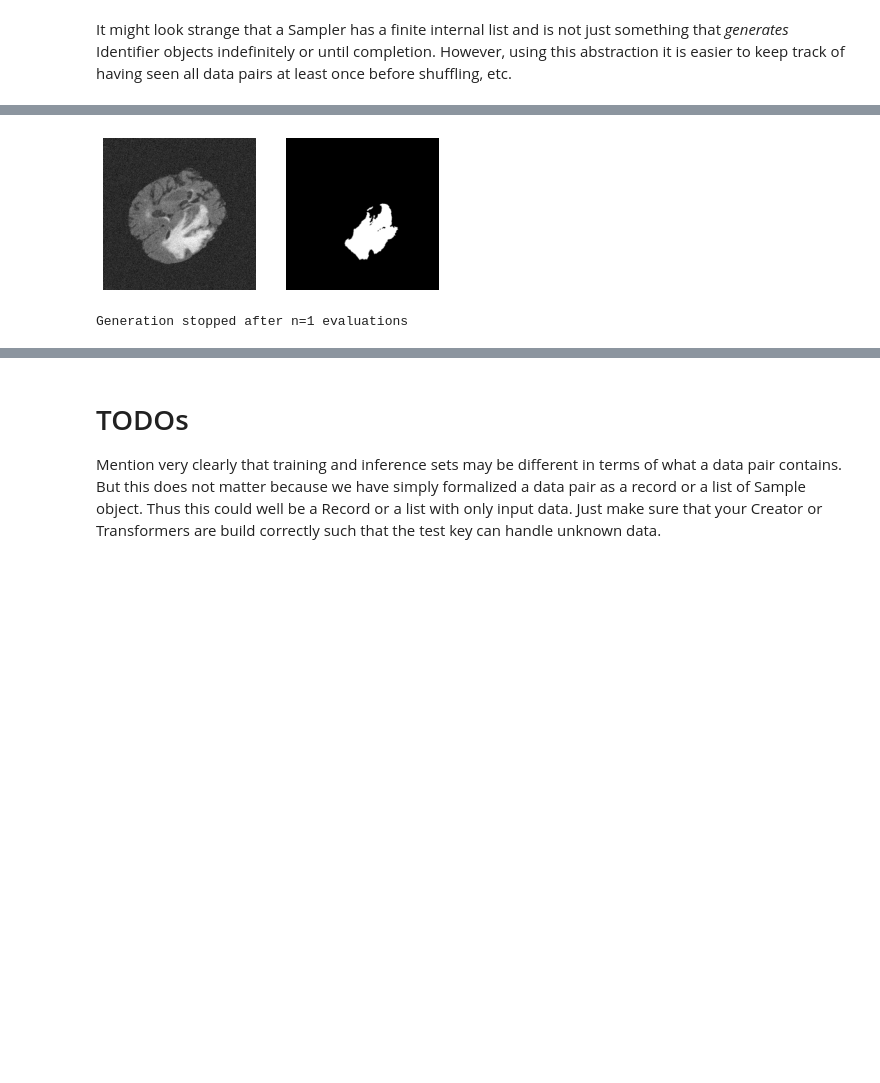
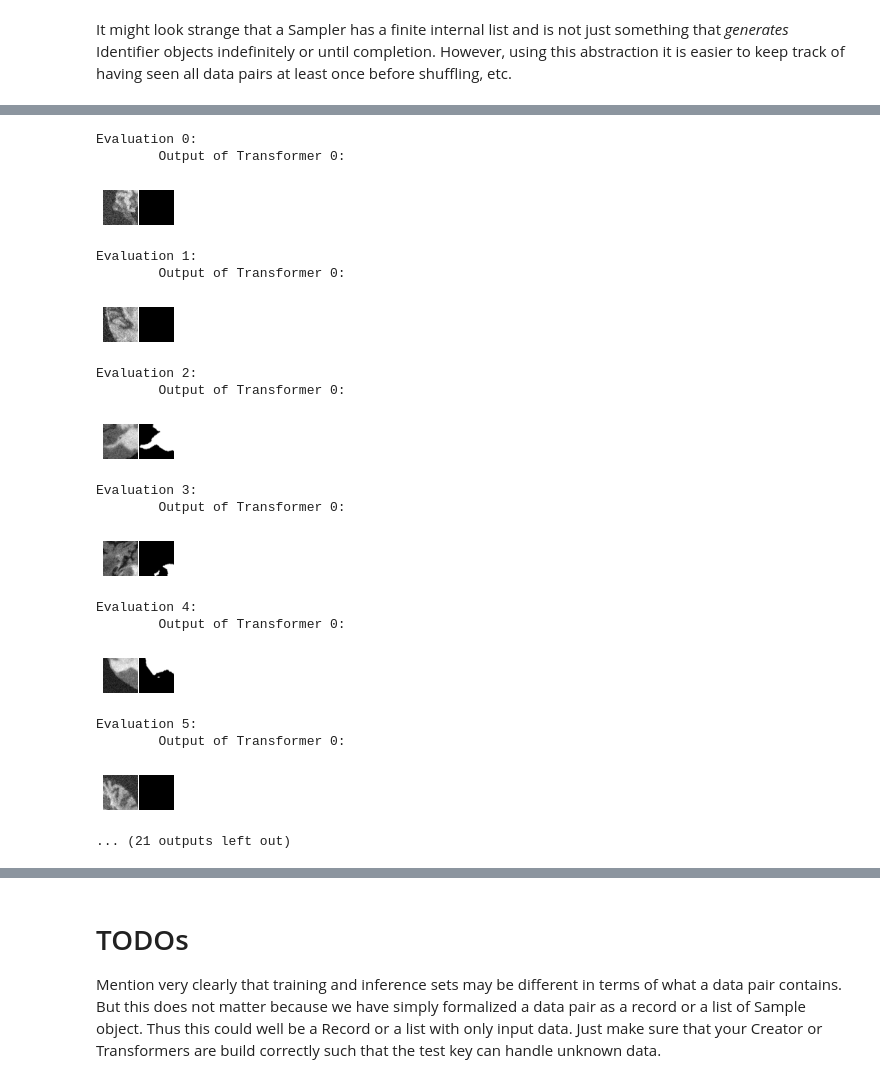
Before and after one commit to JeroenBertels/deepvoxnet2, a Jupyter notebook: demos/deepvoxnet2.ipynb, the cells around one changed output, grey strips where cells are left out. Saved outputs shown, nothing was run; the diff lists cells and outputs as text; code cells hidden in the pictures; blank space fills up the shorter version.

```diff
--- a/demos/deepvoxnet2.ipynb
+++ b/demos/deepvoxnet2.ipynb
@@ -133,11 +133,12 @@ from matplotlib import pyplot as plt
 
 def visualize_list_of_samples(list_of_samples):
     n_cols = len(list_of_samples)
-    fig, axs = plt.subplots(1, n_cols, figsize=(n_cols * 3, 3))
+    fig, axs = plt.subplots(1, n_cols, figsize=(n_cols * 3 * list_of_samples[0].shape[1] / 240, 3 * list_of_samples[0].shape[1] / 240))
     axs = [axs] if n_cols == 1 else axs
     for i, sample in enumerate(list_of_samples):
         axs[i].imshow(sample[0, :, :, sample.shape[3] // 2, 0].T, cmap="gray"), axs[i].axis("off")
 
+    plt.subplots_adjust(wspace=0, hspace=0)
     plt.show()
 
 visualize_list_of_samples((flair_sample, gt_sample))
@@ -421,0 +441,21 @@ Without going in too much detail, it is simply a reference to a list of Sample o
+# %%
+from deepvoxnet2.components.transformers import MircInput
+from deepvoxnet2.components.creator import Creator
+
+x_y = MircInput(["flair", "gt"], n=1, output_shapes=[(1, 240, 240, None, 1), (1, 240, 240, None, 1)])
+x_y = Flip(flip_probabilities=(0.5, 0, 0), n=4)(x_y)
+x_y_creator = Creator(outputs=[x_y])
+
+def visualize_creator_outputs(creator, identifier):
+    i = 0
+    for creator_outputs_i in creator.eval(identifier):
+        print(f"Evaluation {i}:")
+        for j, transformer_output_i in enumerate(creator_outputs_i):
+            print(f"\tOutput of Transformer {j}:")
+            visualize_list_of_samples(transformer_output_i)
+
+        i += 1
+
+    print(f"Generation stopped after n={i} evaluations")
+
+visualize_creator_outputs(x_y_creator, my_mirc_sampler[1])
@@ -422,14 +588,33 @@ Without going in too much detail, it is simply a reference to a list of Sample o
 # %%
-from deepvoxnet2.components.transformers import Split, Group, AffineDeformation, GaussianNoise
+from deepvoxnet2.components.transformers import AffineDeformation, RandomCrop, GaussianNoise, Threshold
 
-mirc_input = _MircInput(["flair", "gt"])
-mirc_input.load(my_mirc_sampler[1])
-x_y = x_y_in = mirc_input()
-x, y = Split(indices=(0,))(x_y), Split(indices=(1,))(x_y)
-x, y = AffineDeformation(x, rotation_window_width=(1, 0, 0), translation_window_width=(10, 10, 0))(x, y)
+x = x_in = MircInput(["flair"], n=1, output_shapes=[(1, 240, 240, None, 1)])
+y = MircInput(["gt"], n=1, output_shapes=[(1, 240, 240, None, 1)])
+x, y = Flip(flip_probabilities=(0.5, 0, 0), n=4)(x, y)
+x, y = AffineDeformation(x, rotation_window_width=(1, 0, 0), translation_window_width=(10, 10, 0), n=2)(x, y)
+mask = Threshold(lower_threshold=0)(x)
+x, y = RandomCrop(mask, (51, 51, 51), nonzero=True, n=2)(x, y)
 x = GaussianNoise(mean=0, std=20)(x)
 x_y = Group()([x, y])
-visualize_transformer_output(x_y)
+x_y_creator = Creator(outputs=[x_y])
+visualize_creator_outputs(x_y_creator, my_mirc_sampler[1])
 # %% [output]
+Evaluation 0:
+        Output of Transformer 0:
-[figure, old version]
+[figure, new version]
-Generation stopped after n=1 evaluations
+Evaluation 1:
+        Output of Transformer 0:
+[figure, added]
+Evaluation 2:
+        Output of Transformer 0:
+[figure, added]
+Evaluation 3:
+        Output of Transformer 0:
+[figure, added]
+Evaluation 4:
+        Output of Transformer 0:
+[figure, added]
+Evaluation 5:
+        Output of Transformer 0:
+[figure, added]
+... (21 outputs left out)
```
Also changed, not shown: parts of 38 cells of this notebook.
